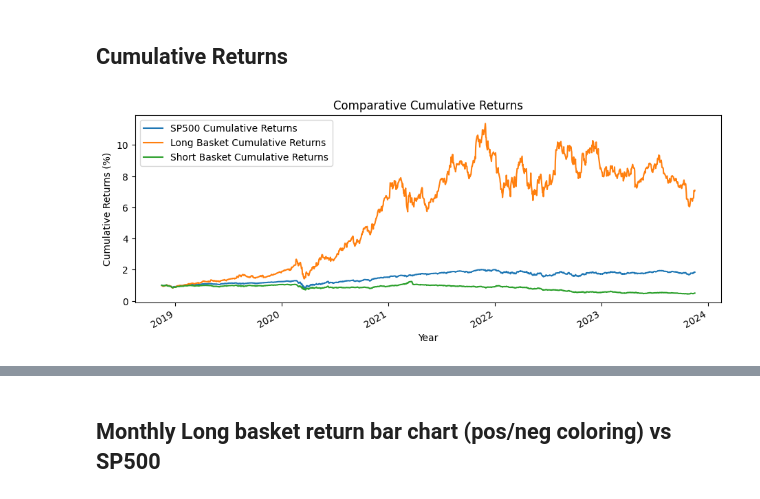
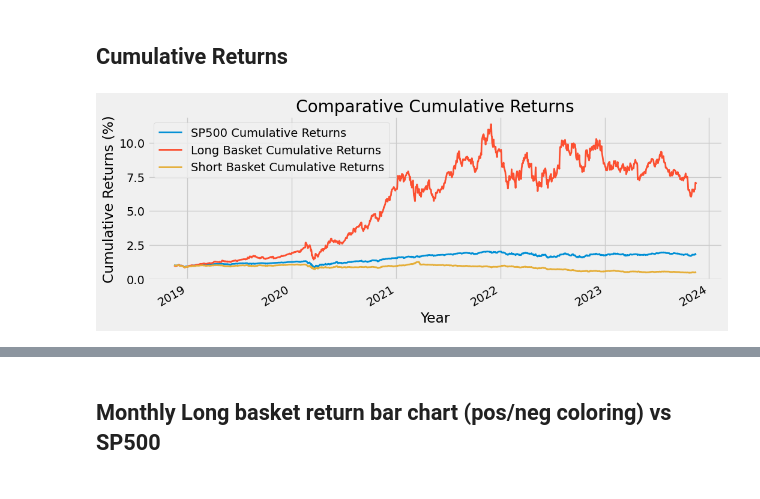
Before and after one commit to CCNY-Analytics-and-Quant/Quantative-Finance-Repo, a Jupyter notebook: Final-Project/workbooks/JB_draft/final_project.ipynb, the cells around one changed output, grey strips where cells are left out. Cells and saved outputs as stored; diff of their text form; code cells hidden in the pictures.

```diff
--- a/Final-Project/workbooks/JB_draft/final_project.ipynb
+++ b/Final-Project/workbooks/JB_draft/final_project.ipynb
@@ -163,15 +164,16 @@ short_cumulative_returns = calculate_cumulative_returns(short_lagged_closed_pric
 # %% [markdown]
 ## Cumulative Returns
 # %%
+plt.style.use('fivethirtyeight')
 plt.figure(figsize=(11,4))
-cumulative_returns.plot(label='SP500 Cumulative Returns')
-long_cumulative_returns.plot(label='Long Basket Cumulative Returns')
-short_cumulative_returns.plot(label='Short Basket Cumulative Returns')
+long_cumulative_returns.plot(label='Long Basket Cumulative Returns', lw=2) # lw is line width
+cumulative_returns.plot(label='SP500 Cumulative Returns', lw =2)
+short_cumulative_returns.plot(label='Short Basket Cumulative Returns', lw=2)
 
 plt.legend()
 plt.title('Comparative Cumulative Returns')
 plt.xlabel('Year')
 plt.ylabel('Cumulative Returns (%)')
 plt.show()
 # %% [output]
-[figure, old version]
+[figure, new version]
```
Also changed, not shown: parts of 14 cells of this notebook.
